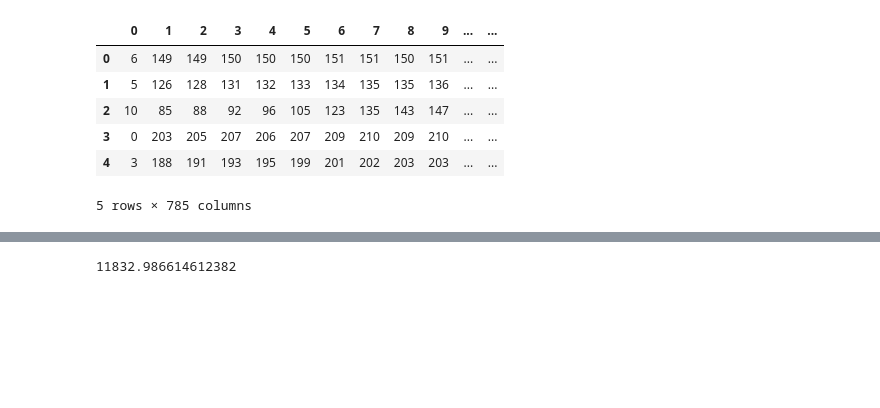
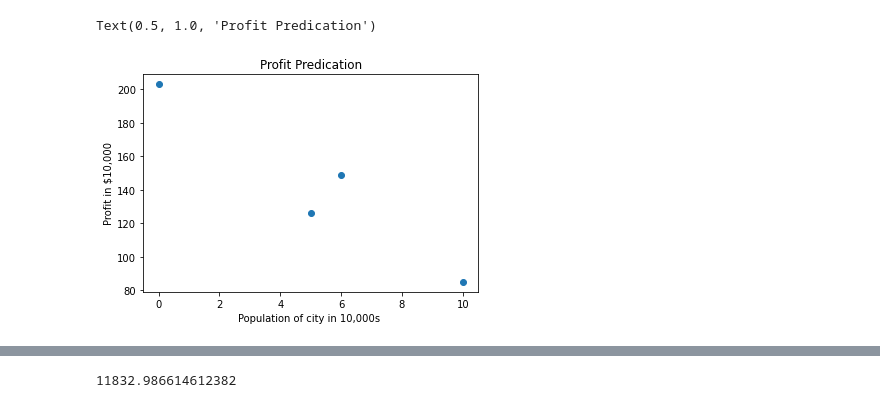
Before and after one commit to renatovalente5/AA-Projs, a Jupyter notebook: main.ipynb, the cells around one changed output, grey strips where cells are left out. Saved outputs shown, nothing was run; the diff lists cells and outputs as text; code cells hidden in the pictures; blank space fills up the shorter version.

```diff
--- a/main.ipynb
+++ b/main.ipynb
@@ -1,15 +1,15 @@
 # %%
 import numpy as np
 import matplotlib.pyplot as plt
 import pandas as pd
+import sys
 
-data=pd.read_csv("sign_mnist_test.csv", header=None)
+data=pd.read_csv("semHeader.csv", header=None)
 data.head()
+plt.scatter(data[0], data[1])
+plt.xlabel("Population of city in 10,000s ")
+plt.ylabel("Profit in $10,000")
+plt.title("Profit Predication")
 # %% [output]
-|  | 0 | 1 | 2 | 3 | 4 | 5 | 6 | 7 | 8 | 9 | ... | ... |
-| 0 | 6 | 149 | 149 | 150 | 150 | 150 | 151 | 151 | 150 | 151 | ... | ... |
-| 1 | 5 | 126 | 128 | 131 | 132 | 133 | 134 | 135 | 135 | 136 | ... | ... |
-| 2 | 10 | 85 | 88 | 92 | 96 | 105 | 123 | 135 | 143 | 147 | ... | ... |
-| 3 | 0 | 203 | 205 | 207 | 206 | 207 | 209 | 210 | 209 | 210 | ... | ... |
-| 4 | 3 | 188 | 191 | 193 | 195 | 199 | 201 | 202 | 203 | 203 | ... | ... |
-5 rows × 785 columns
+Text(0.5, 1.0, 'Profit Predication')
+[figure, added]
```
Also changed, not shown: parts of 4 cells of this notebook, 1 other file.
